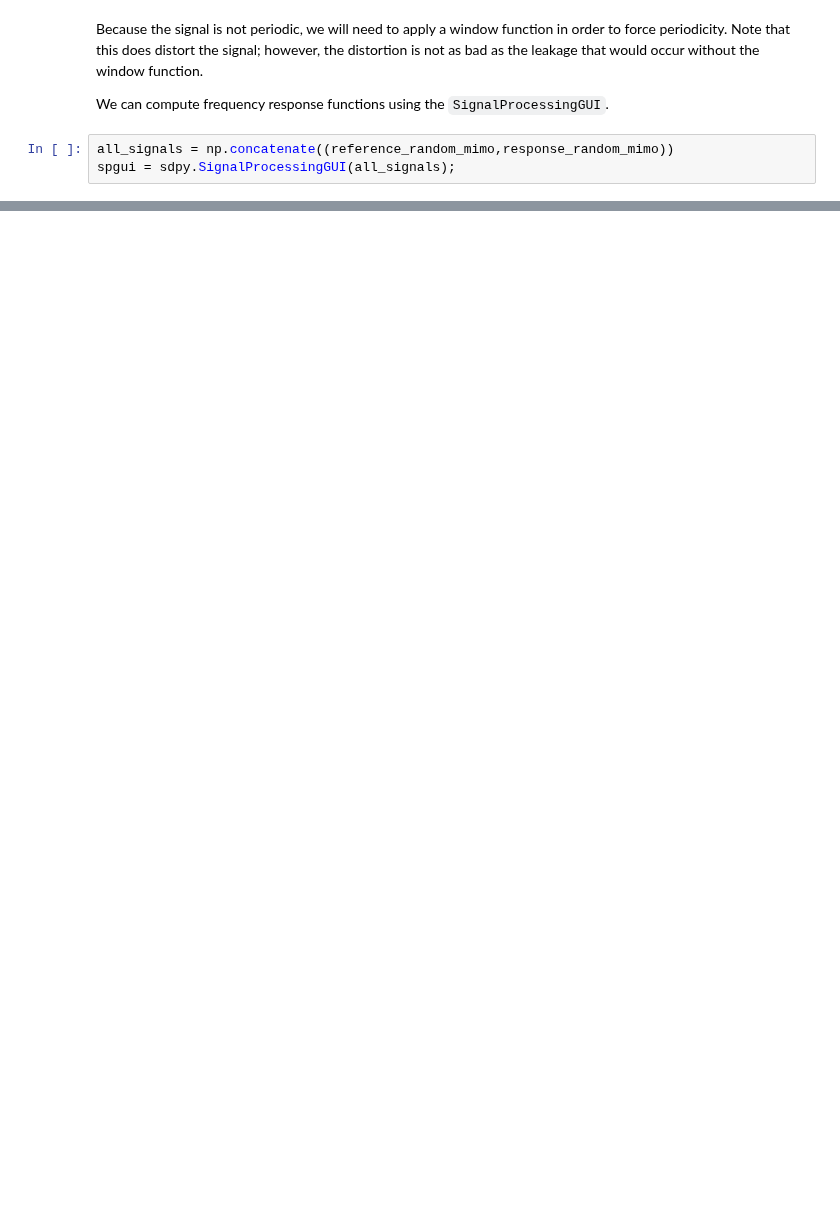
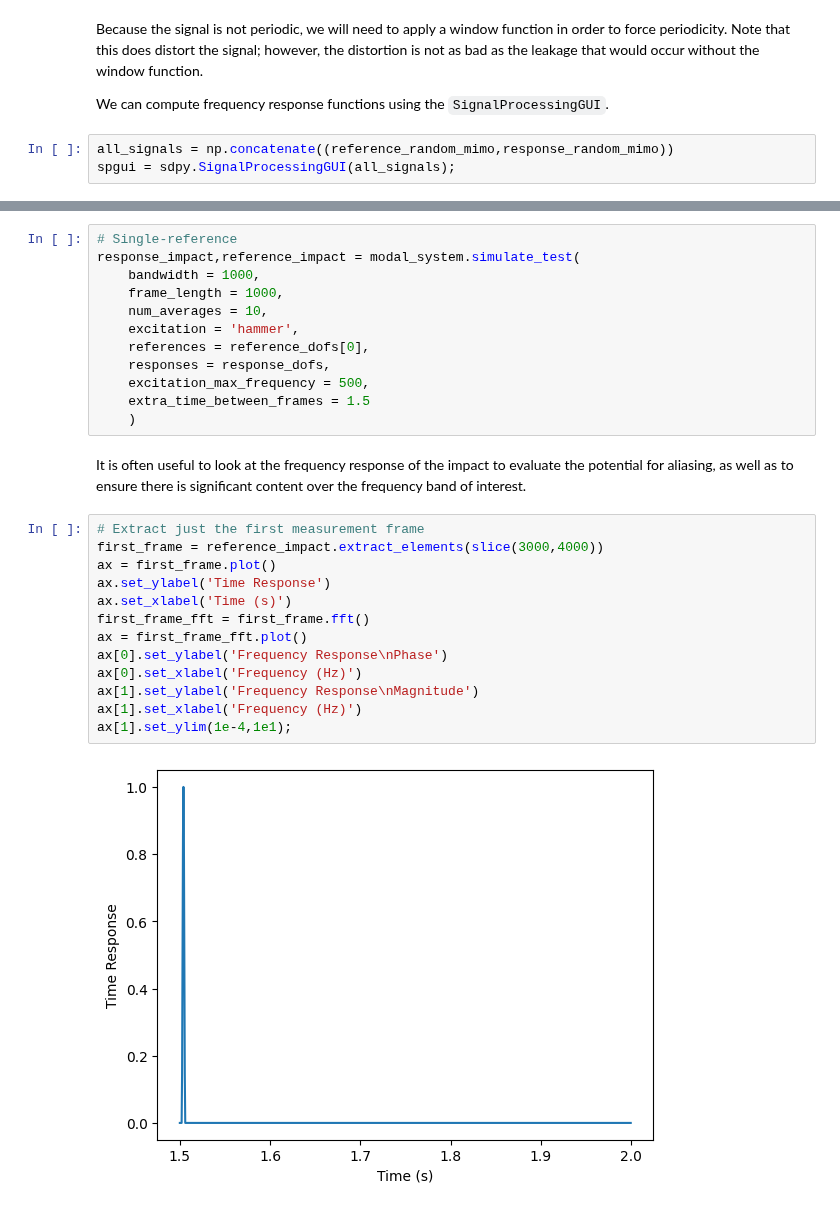
Before and after one commit to sandialabs/sdynpy, a Jupyter notebook: docs/source/modal_tutorials/Modal_05_Experimental_Modal_Analysis/Modal_05b_Types_of_Excitation.ipynb, the cells around one changed output, grey strips where cells are left out. Saved outputs shown, nothing was run; the diff lists cells and outputs as text; blank space fills up the shorter version.

```diff
--- a/docs/source/modal_tutorials/Modal_05_Experimental_Modal_Analysis/Modal_05b_Types_of_Excitation.ipynb
+++ b/docs/source/modal_tutorials/Modal_05_Experimental_Modal_Analysis/Modal_05b_Types_of_Excitation.ipynb
@@ -332,0 +484,29 @@ Note that even with the window function, the coherence is still not perfect acro
+# %%
+# Single-reference
+response_impact,reference_impact = modal_system.simulate_test(
+    bandwidth = 1000,
+    frame_length = 1000,
+    num_averages = 10,
+    excitation = 'hammer',
+    references = reference_dofs[0],
+    responses = response_dofs,
+    excitation_max_frequency = 500,
+    extra_time_between_frames = 1.5
+    )
+# %% [markdown]
+It is often useful to look at the frequency response of the impact to evaluate the potential for aliasing, as well as to ensure there is significant content over the frequency band of interest.
+# %%
+# Extract just the first measurement frame
+first_frame = reference_impact.extract_elements(slice(3000,4000))
+ax = first_frame.plot()
+ax.set_ylabel('Time Response')
+ax.set_xlabel('Time (s)')
+first_frame_fft = first_frame.fft()
+ax = first_frame_fft.plot()
+ax[0].set_ylabel('Frequency Response\nPhase')
+ax[0].set_xlabel('Frequency (Hz)')
+ax[1].set_ylabel('Frequency Response\nMagnitude')
+ax[1].set_xlabel('Frequency (Hz)')
+ax[1].set_ylim(1e-4,1e1);
+# %% [output]
+[figure, added]
```
Also changed, not shown: parts of 21 cells of this notebook, 31 other files.
